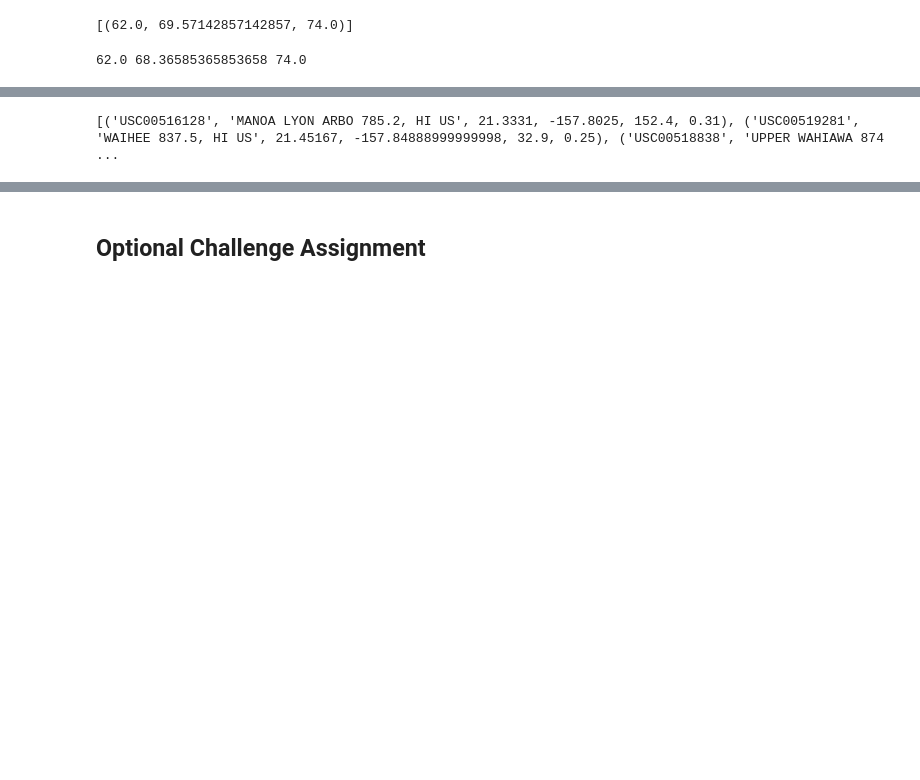
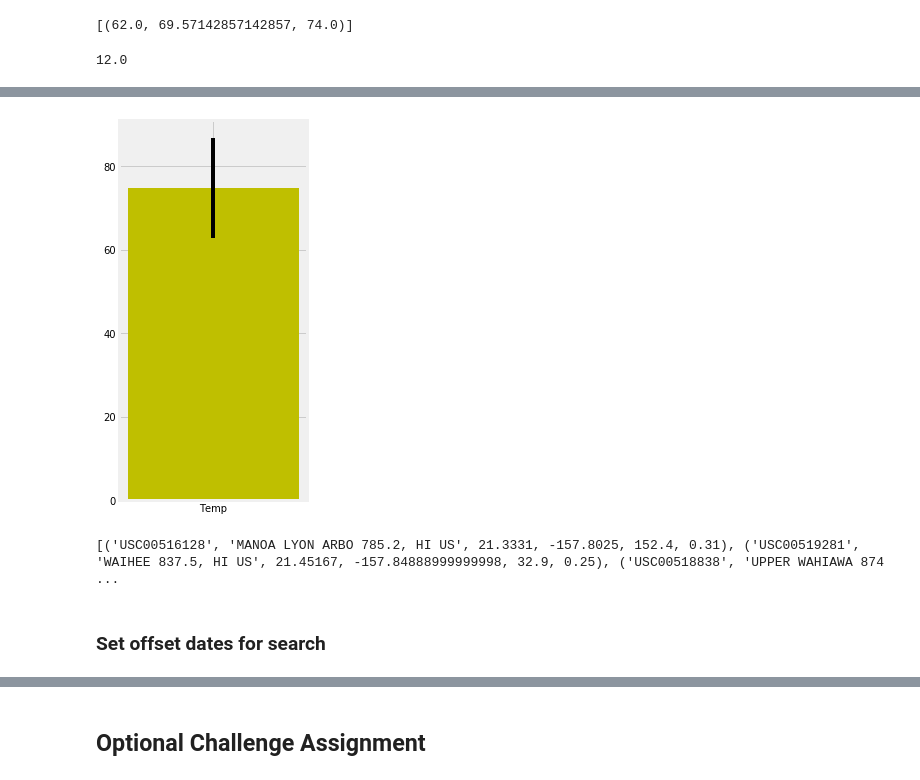
Before and after one commit to rockhound03/sqlalchemy-challenge, a Jupyter notebook: climate_starter.ipynb, the cells around one changed output, grey strips where cells are left out. Cells and saved outputs as stored; diff of their text form; code cells hidden in the pictures; blank space fills up the shorter version.

```diff
--- a/climate_starter.ipynb
+++ b/climate_starter.ipynb
@@ -37,0 +40,3 @@ session = Session(engine)
+# %%
+start_date =dt.datetime.strptime('2017-05-11','%Y-%m-%d')
+start_date
@@ -37,0 +47,3 @@ session = Session(engine)
+# %%
+end_date =dt.datetime.strptime('2017-05-21','%Y-%m-%d')
+end_date
@@ -233,11 +306,26 @@ print(calc_temps('2012-02-28', '2012-03-05'))
 # %%
 # Use your previous function `calc_temps` to calculate the tmin, tavg, and tmax
 # for your trip using the previous year's data for those same dates.
+trip_temps = calc_temps(start_date.strftime("%Y-%m-%d"), end_date.strftime("%Y-%m-%d"))
+#trip_temps[1] = np.around(trip_temps[1],1)
+#trip_stats = []
+#for stat in trip_temps:
+#    trip_stats.append(np.around(stat,1))
+#trip_stats
+trip_temps
+trip_ave = np.around(trip_temps[0][1],1)
+trip_err = trip_temps[0][2] - trip_temps[0][0]
+trip_err
 # %% [output]
-62.0 68.36585365853658 74.0
+12.0
 # %%
 # Plot the results from your previous query as a bar chart.
 # Use "Trip Avg Temp" as your Title
 # Use the average temperature for the y value
 # Use the peak-to-peak (tmax-tmin) value as the y error bar (yerr)
+plt.figure(figsize=(3,7))
+plt.bar('Temp',trip_ave,color='y',yerr=trip_err,width=0.3)
+#plt.figure(figsize=(3,3))
+
+plt.show()
 # %% [output]
@@ -246,5 +332,8 @@ print(calc_temps('2012-02-28', '2012-03-05'))
+[figure, added]
 # %%
 # Calculate the total amount of rainfall per weather station for your trip dates using the previous year's matching dates.
 # Sort this in descending order by precipitation amount and list the station, name, latitude, longitude, and elevation
 # %% [output]
 [('USC00516128', 'MANOA LYON ARBO 785.2, HI US', 21.3331, -157.8025, 152.4, 0.31), ('USC00519281', 'WAIHEE 837.5, HI US', 21.45167, -157.84888999999998, 32.9, 0.25), ('USC00518838', 'UPPER WAHIAWA 874 ...
+# %% [markdown]
+### Set offset dates for search
```
Also changed, not shown: parts of 21 cells of this notebook.
